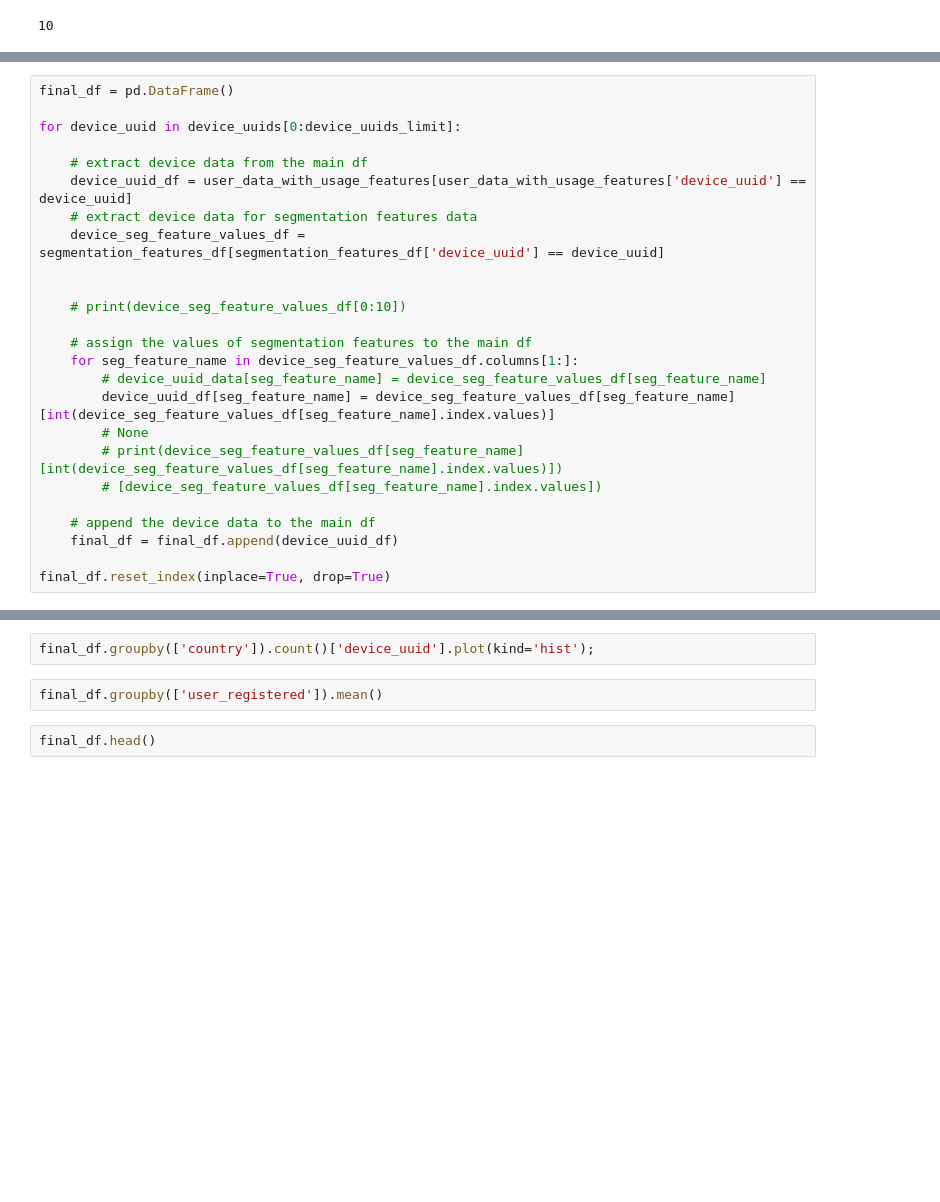
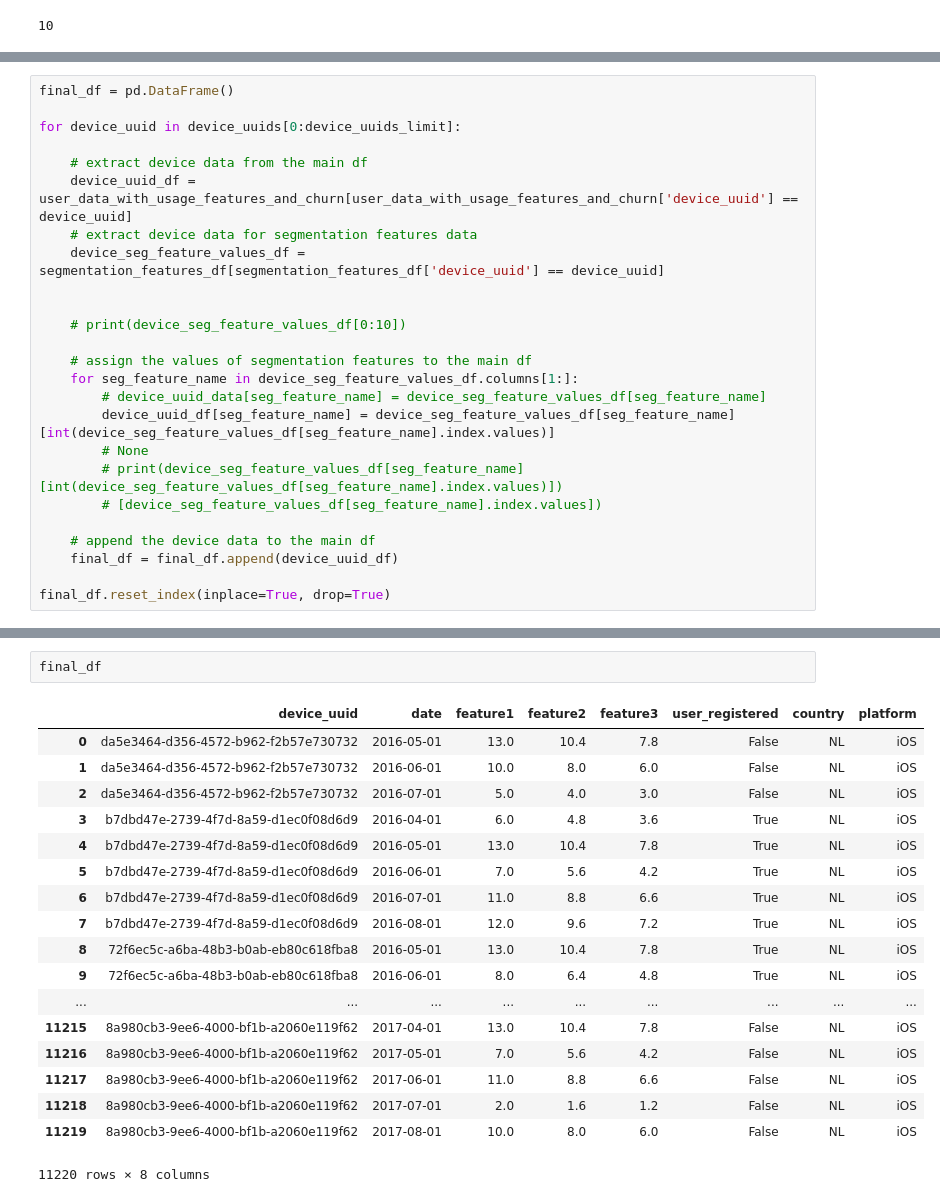
Before and after one commit to josolnik/behavioral-learnings-projects, a Jupyter notebook: Generating product usage data from scratch with Pandas.ipynb, the cells around one changed output, grey strips where cells are left out. Saved outputs shown, nothing was run; the diff lists cells and outputs as text; blank space fills up the shorter version.

```diff
--- a/Generating product usage data from scratch with Pandas.ipynb
+++ b/Generating product usage data from scratch with Pandas.ipynb
@@ -291,7 +344,7 @@ final_df = pd.DataFrame()
 for device_uuid in device_uuids[0:device_uuids_limit]:
 
     # extract device data from the main df
-    device_uuid_df = user_data_with_usage_features[user_data_with_usage_features['device_uuid'] == device_uuid]
+    device_uuid_df = user_data_with_usage_features_and_churn[user_data_with_usage_features_and_churn['device_uuid'] == device_uuid]
     # extract device data for segmentation features data
     device_seg_feature_values_df = segmentation_features_df[segmentation_features_df['device_uuid'] == device_uuid]
 
@@ -317,6 +370,21 @@ len(final_df)
-# %%
-final_df.groupby(['country']).count()['device_uuid'].plot(kind='hist');
-# %%
-final_df.groupby(['user_registered']).mean()
 # %%
-final_df.head()
+final_df
+# %% [output]
+|  | device_uuid | date | feature1 | feature2 | feature3 | user_registered | country | platform |
+| 0 | da5e3464-d356-4572-b962-f2b57e730732 | 2016-05-01 | 13.0 | 10.4 | 7.8 | False | NL | iOS |
+| 1 | da5e3464-d356-4572-b962-f2b57e730732 | 2016-06-01 | 10.0 | 8.0 | 6.0 | False | NL | iOS |
+| 2 | da5e3464-d356-4572-b962-f2b57e730732 | 2016-07-01 | 5.0 | 4.0 | 3.0 | False | NL | iOS |
+| 3 | b7dbd47e-2739-4f7d-8a59-d1ec0f08d6d9 | 2016-04-01 | 6.0 | 4.8 | 3.6 | True | NL | iOS |
+| 4 | b7dbd47e-2739-4f7d-8a59-d1ec0f08d6d9 | 2016-05-01 | 13.0 | 10.4 | 7.8 | True | NL | iOS |
+| 5 | b7dbd47e-2739-4f7d-8a59-d1ec0f08d6d9 | 2016-06-01 | 7.0 | 5.6 | 4.2 | True | NL | iOS |
+| 6 | b7dbd47e-2739-4f7d-8a59-d1ec0f08d6d9 | 2016-07-01 | 11.0 | 8.8 | 6.6 | True | NL | iOS |
+| 7 | b7dbd47e-2739-4f7d-8a59-d1ec0f08d6d9 | 2016-08-01 | 12.0 | 9.6 | 7.2 | True | NL | iOS |
+| 8 | 72f6ec5c-a6ba-48b3-b0ab-eb80c618fba8 | 2016-05-01 | 13.0 | 10.4 | 7.8 | True | NL | iOS |
+| 9 | 72f6ec5c-a6ba-48b3-b0ab-eb80c618fba8 | 2016-06-01 | 8.0 | 6.4 | 4.8 | True | NL | iOS |
+| ... | ... | ... | ... | ... | ... | ... | ... | ... |
+| 11215 | 8a980cb3-9ee6-4000-bf1b-a2060e119f62 | 2017-04-01 | 13.0 | 10.4 | 7.8 | False | NL | iOS |
+| 11216 | 8a980cb3-9ee6-4000-bf1b-a2060e119f62 | 2017-05-01 | 7.0 | 5.6 | 4.2 | False | NL | iOS |
+| 11217 | 8a980cb3-9ee6-4000-bf1b-a2060e119f62 | 2017-06-01 | 11.0 | 8.8 | 6.6 | False | NL | iOS |
+| 11218 | 8a980cb3-9ee6-4000-bf1b-a2060e119f62 | 2017-07-01 | 2.0 | 1.6 | 1.2 | False | NL | iOS |
+| 11219 | 8a980cb3-9ee6-4000-bf1b-a2060e119f62 | 2017-08-01 | 10.0 | 8.0 | 6.0 | False | NL | iOS |
+11220 rows × 8 columns
```
Also changed, not shown: parts of 45 cells of this notebook, 1 other file.
